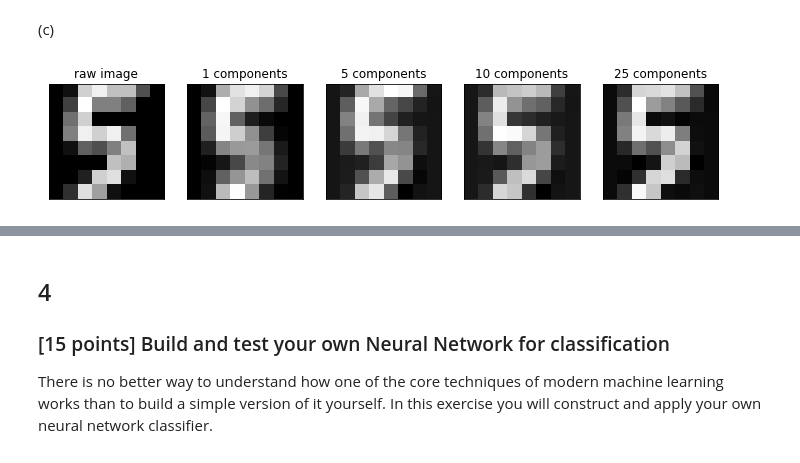
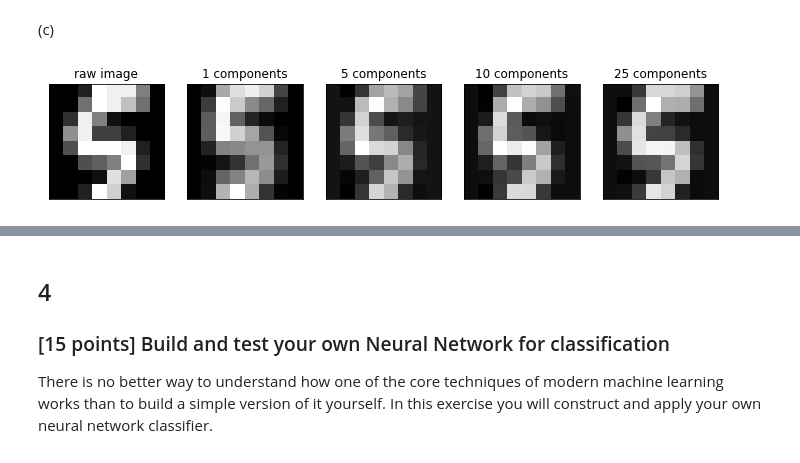
Before and after one commit to chrimiway/machine-learning-course, a Jupyter notebook: Assignment4.ipynb, the cells around one changed output, grey strips where cells are left out. Drawn from its saved outputs; the diff is of its cells as text; code cells hidden in the pictures.

```diff
--- a/Assignment4.ipynb
+++ b/Assignment4.ipynb
@@ -232,8 +228,8 @@ digits_label = digits.target
 # %%
 from sklearn.decomposition import PCA
 pca = PCA(n_components=2)
-pca.fit(digits_data)
-digits_transformed = pca.transform(digits_data)
+pca.fit(digits_data_norm)
+digits_transformed = pca.transform(digits_data_norm)
 
 %matplotlib inline
 import matplotlib.pyplot as plt
@@ -255,10 +251,10 @@ plt.show()
 from sklearn.manifold import TSNE
 
 digits_tsne = TSNE(n_components=2,
-                  perplexity=50,
+                  perplexity=45,
                   early_exaggeration=12.0,
                   learning_rate=500,
-                  n_iter=1000).fit_transform(digits_data)
+                  n_iter=1000).fit_transform(digits_data_norm)
 
 plt.figure(figsize=(12,8))
 for i in range(10):
@@ -311,8 +315,14 @@ plt.show()
 # %% [markdown]
 (b)
 # %%
+# normalization
+from sklearn.preprocessing import StandardScaler
+scaler = StandardScaler()
+scaler.fit(digits_5)
+digits_5_norm = scaler.transform(digits_5)
+
 pca5 = PCA(n_components=0.99)
-pca5.fit(digits_5)
+pca5.fit(digits_5_norm)
 varience_explained = pca5.explained_variance_ratio_
 
 cumulative_var = np.cumsum(varience_explained)
@@ -328,23 +345,26 @@ plt.show()
 # %% [markdown]
 (c)
 # %%
-image_5 = digits_5[7]
-image_5_redu = pca5.transform(image_5.reshape(1, image_5.shape[0]))
+rand_index = 73
+image_5 = digits_5[rand_index]
+image_5_norm = digits_5_norm[rand_index]
+image_5_redu = pca5.transform(image_5_norm.reshape(1, image_5_norm.shape[0]))
 # %%
 plt.figure(figsize=(12, 4))
 plt.subplot(151)
 plt.imshow(image_5.reshape(8, 8), cmap="gray")
 plt.title("raw image".format(i))
 plt.yticks([])
 plt.xticks([])
 index = 2
 for k in [1, 5, 10, 25]:
-    image_5_trans = np.dot(image_5_redu[:, :k], pca5.components_[:k, :]) + pca5.mean_
+    # construct from components and convert back to unnormalized digits
+    image_5_trans = scaler.inverse_transform(np.dot(image_5_redu[:, :k], pca5.components_[:k, :]) + pca5.mean_)
     plt.subplot(1, 5, index)
     plt.imshow(image_5_trans.reshape(8, 8), cmap="gray")
     plt.title("{} components".format(k))
     plt.yticks([])
     plt.xticks([])
     index += 1
 # %% [output]
-[figure, old version]
+[figure, new version]
```
Also changed, not shown: parts of 14 cells of this notebook.
